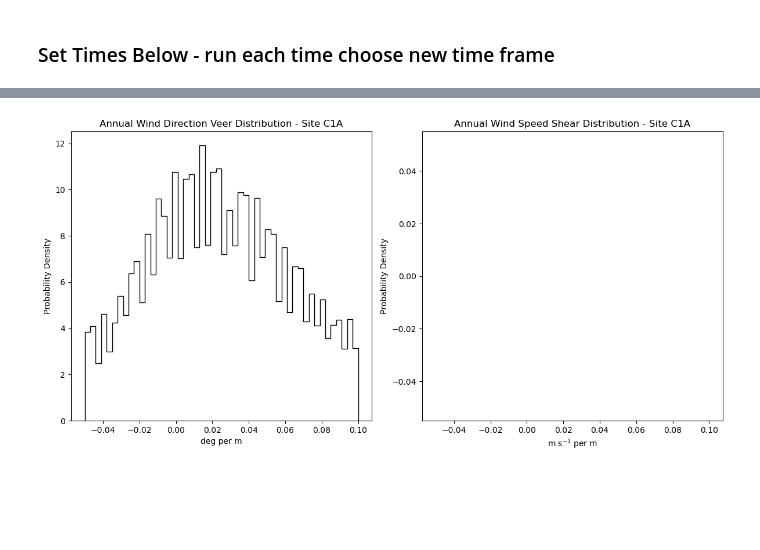
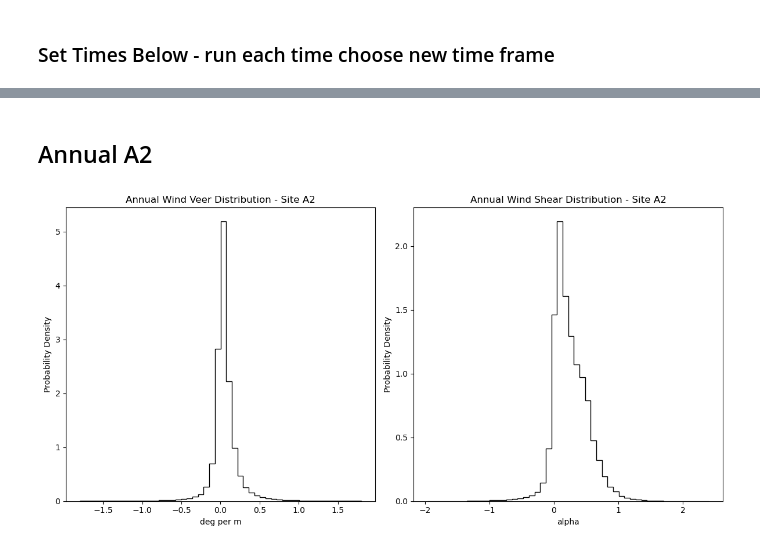
Before and after one commit to mirabelluo/AWAKEN-A1-A2_LiDAR, a Jupyter notebook: windVeerAnnual.ipynb, the cells around one changed output, grey strips where cells are left out. Drawn from its saved outputs; the diff is of its cells as text; code cells hidden in the pictures; blank space fills up the shorter version.

```diff
--- a/windVeerAnnual.ipynb
+++ b/windVeerAnnual.ipynb
@@ -348,32 +317,27 @@ plt.show()
-# %%
-#Power Law Calculation Wind Shear - TODO : DEBUG
-
-
-start_date = datetime(2023, 7, 1)
-end_date = datetime(2023, 7, 31)
-
-times, wind_shear_a = calculate_wind_shear_with_alpha(matching_files, start_date=start_date, end_date=end_date)
-
-# Create the histogram
-fig, axs = plt.subplots(1, 2, figsize=(12, 6))
-
-# Plot the Wind Veer distribution on the first subplot
-axs[0].hist(wind_veer, bins=50, edgecolor='black', range=[-0.05, 0.1], histtype='step', density=True)
-axs[0].set_xlabel('deg per m')
-axs[0].set_ylabel('Probability Density')
-axs[0].set_title('Annual Wind Direction Veer Distribution - Site C1A')
-
-# Plot the Wind Shear distribution on the second subplot
-axs[1].hist(wind_shear_a, bins=20, edgecolor='black', range=[-0.05, 0.1], histtype='step', density=True)
-axs[1].set_xlabel('m s$^{-1}$ per m')
-axs[1].set_ylabel('Probability Density')
-axs[1].set_title('Annual Wind Speed Shear Distribution - Site C1A')
-
-# Show the plot
-plt.tight_layout()
-plt.show()
-# %% [output]
-[figure, removed]
+# %% [markdown]
+## Annual A2
+# %%
+
+# Create the histogram
+fig, axs = plt.subplots(1, 2, figsize=(12, 6))
+
+# Plot the Wind Veer distribution on the first subplot
+axs[0].hist(wind_veer, bins=50, edgecolor='black', histtype='step', density=True)
+axs[0].set_xlabel('deg per m')
+axs[0].set_ylabel('Probability Density')
+axs[0].set_title('Annual Wind Veer Distribution - Site A2')
+
+# Plot the Wind Shear distribution on the second subplot
+axs[1].hist(wind_shear, bins=50, edgecolor='black', histtype='step', density=True)
+axs[1].set_xlabel('alpha')
+axs[1].set_ylabel('Probability Density')
+axs[1].set_title('Annual Wind Shear Distribution - Site A2')
+
+# Show the plot
+plt.tight_layout()
+plt.show()
+# %% [output]
+[figure, added]
 # %%
 def plotDailyAvgWindShearVeer(times, wind_veer, wind_shear, start_date, end_date):
     """
```
Also changed, not shown: parts of 12 cells of this notebook.
